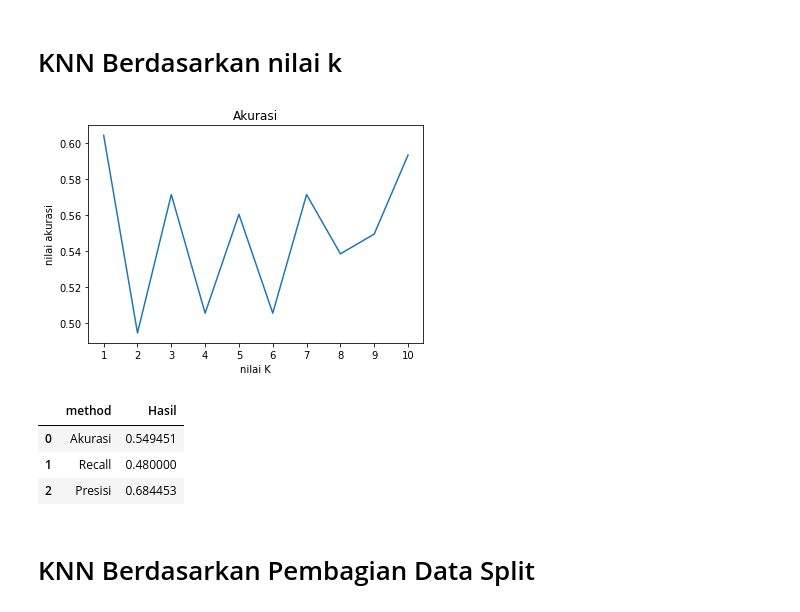
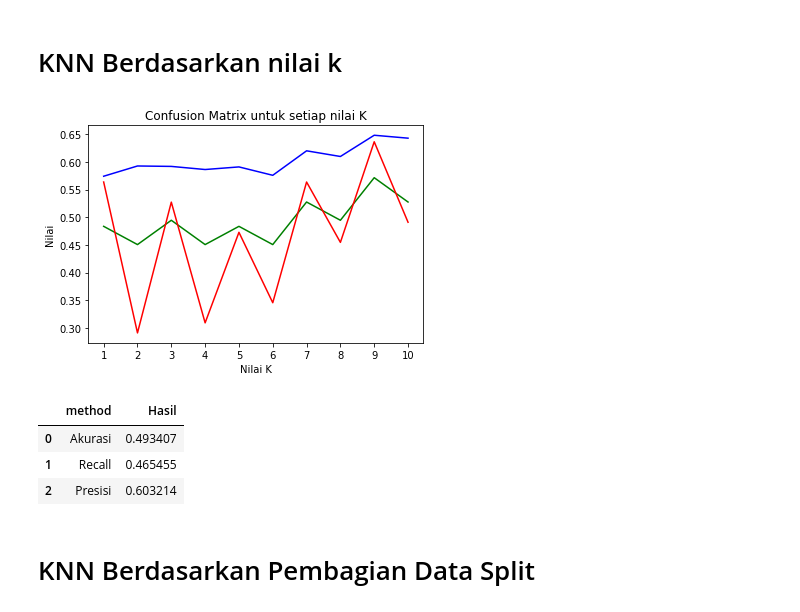
Before and after one commit to safhiram/FP-KK, a Jupyter notebook: KNN Explore.ipynb, the cells around one changed output. Drawn from its saved outputs; the diff is of its cells as text; code cells hidden in the pictures.

```diff
--- a/KNN Explore.ipynb
+++ b/KNN Explore.ipynb
@@ -122,42 +123,44 @@ y_train, y_test = train_test_split(target, test_size=0.3)
 
 akurasii=[]
 presisii=[]
 recalll=[]
 for i in range(1,11):
     knn = KNeighborsClassifier(n_neighbors=i)
     knn.fit(x_train,y_train.values.ravel())
     pred=knn.predict(x_test)
     akurasi=metrics.accuracy_score(y_test, pred)
     presisi = metrics.precision_score(y_test, pred)
     recall = metrics.recall_score(y_test, pred)
     akurasii.append(akurasi)
     presisii.append(presisi)
     recalll.append(recall)
 
 
-plt.title('Akurasi')
-plt.plot(akurasii)
-plt.ylabel('nilai akurasi')
-plt.xlabel('nilai K')
+plt.title('Confusion Matrix untuk setiap nilai K')
+plt.plot(akurasii,color='green' ,label = 'Akurasi')
+plt.plot(recalll,color='red' ,label = 'Recall')
+plt.plot(presisii,color='blue' ,label = 'Presisi')
+plt.ylabel('Nilai')
+plt.xlabel('Nilai K')
 plt.xticks(np.arange(10),('1','2','3','4','5','6','7','8','9','10'))
 plt.show()
 
 benchmark = {
     'method' : ['Akurasi', 'Recall', 'Presisi'],
     'Hasil' : [
         np.around(np.mean(akurasii), decimals=10),
         np.around(np.mean(recalll), decimals=10),
         np.around(np.mean(presisii), decimals=10),
     ],
 }
 benchmark_df = pd.DataFrame.from_dict(benchmark)
 benchmark_df
 # %% [output]
-[figure, old version]
+[figure, new version]
 |  | method | Hasil |
-| 0 | Akurasi | 0.549451 |
-| 1 | Recall | 0.480000 |
-| 2 | Presisi | 0.684453 |
+| 0 | Akurasi | 0.493407 |
+| 1 | Recall | 0.465455 |
+| 2 | Presisi | 0.603214 |
 # %% [markdown]
 # KNN Berdasarkan Pembagian Data Split
 # %%
```
Also changed, not shown: parts of 3 cells of this notebook.
